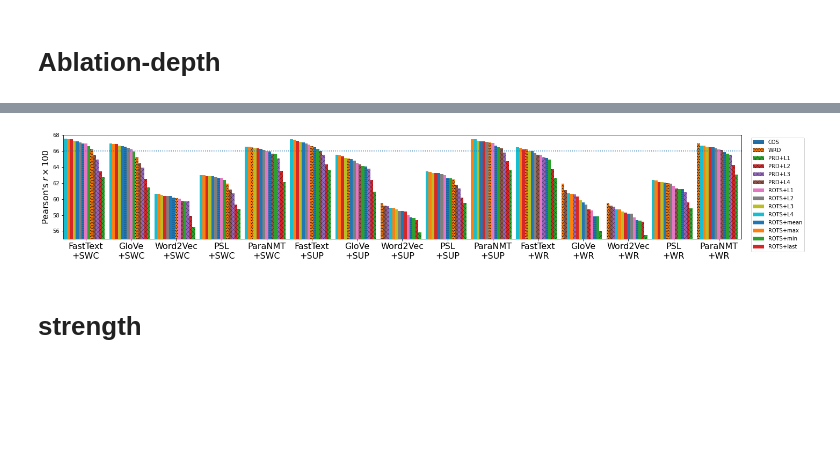
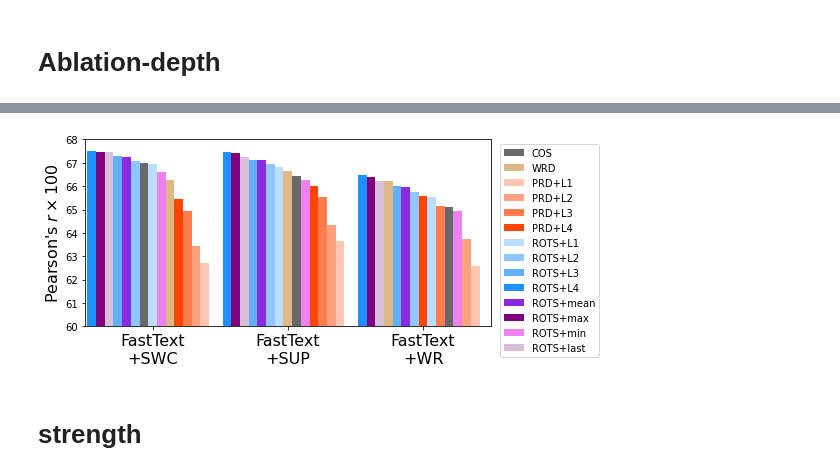
Before and after one commit to zihao-wang/rots, a Jupyter notebook: plot.ipynb, the cells around one changed output, grey strips where cells are left out. Drawn from its saved outputs; the diff is of its cells as text; code cells hidden in the pictures; blank space fills up the shorter version.

```diff
--- a/plot.ipynb
+++ b/plot.ipynb
@@ -32,8 +34,9 @@ def plot_interp(ax, pre, vectors):
         ip = i % len(p_arr)
         interp_matrix[ic, ip] = m
     interp_matrix *= 100
-    im = ax.contourf(interp_matrix[:, :11], cmap='cool')
-    if vectors == 'paranmt':
+#     print(interp_matrix)
+    im = ax.contourf(interp_matrix[:, :11], cmap=sns.color_palette("Spectral", as_cmap=True))
+    if pre == 'WR':
 #         ax.set_xticks(np.arange(11))
 #         ax.set_xticklabels(["{:.2f}".format(v) for v in p_arr[:11].tolist()], rotation=45)
         ax.set_xticks([0, 3, 6, 10])
@@ -41,7 +44,7 @@ def plot_interp(ax, pre, vectors):
         ax.set_xlabel(r"$\epsilon$", fontsize=12)
     else:
         ax.set_xticks([])
-    if pre == 'SUP':
+    if vectors == 'word2vec':
         ax.set_yticks([0, 5, 10])
         ax.set_yticklabels(["0", "0.5", "1"])
         ax.set_ylabel(r"$\alpha$".format(vectors), fontsize=12)
@@ -400,6 +391,15 @@ def get_bar_data(wv, pre):
     return data
 
 data = get_bar_data('paranmt', '+WR')
+# %%
+colors = {
+    'COS': 'dimgray',
+    'WRD': 'burlywood',
+    'ROTS+mean': 'blueviolet',
+    'ROTS+max': 'purple',
+    'ROTS+min': 'violet',
+    'ROTS+last': 'thistle',
+}
 # %%
 wv_names = {
     'fasttext': "FastText", 'glove840b': "GloVe", 'word2vec': "Word2Vec", 'psl': "PSL", 'paranmt': "ParaNMT"
@@ -430,7 +430,7 @@ def plot_bars(wvs, pres):
 
     x = np.arange(len(labels))
     width = 0.9
-    fig, ax = plt.subplots(figsize=(20, 3.6))
+    fig, ax = plt.subplots(figsize=(8, 3.5))
     bars = []
 
     def get_pos(_x, order):
@@ -439,25 +439,35 @@ def plot_bars(wvs, pres):
     for i, (k, v) in enumerate(data.items()):
         print(i, k, v)
         formatting = {}
-        if k.split('+')[0] == 'COS':
-            formatting['hatch'] = '---'
-        if k.split('+')[0] == 'PRD':
-            formatting['hatch'] = 'xxx'
-        if k.split('+')[0] == 'WRD':
-            formatting['hatch'] = 'oooo'
+        if k in colors:
+            formatting['color'] = colors[k]
+        elif 'ROTS' in k:
+            formatting['color'] = 'dodgerblue'
+        elif 'PRD' in k:
+            formatting['color'] = 'orangered'
+
+        if 'L1' in k:
+            formatting['alpha'] = 0.3
+        elif 'L2' in k:
+            formatting['alpha'] = 0.5
+        elif 'L3' in k:
+            formatting['alpha'] = 0.7
+        elif 'l4' in k:
+            formatting['alpha'] = 0.9
 
         positions = [get_pos(_x, order[k][_x]) for _x in range(len(labels))]
         bar = ax.bar(positions, v, width/len(data), label=k, **formatting)
 
     ax.set_ylabel(r"Pearson's $r \times 100$", fontsize=16)
-    ax.set_ylim([55, 68])
+    ax.set_ylim([60, 68])
 #     ax.set_title("Ablation Study in Depth and Aggregation", fontsize=16)
     ax.set_xticks(x)
     ax.set_xticklabels(labels, fontsize=16)
     ax.set_xlim([-0.5, len(labels)-0.5])
     ax.legend(bbox_to_anchor=(1.01, 1), loc='upper left')
-    ax.plot(np.linspace(-1, 20), np.ones(50)*66, ':')
+#     ax.plot(np.linspace(-1, 20), np.ones(50)*65, ':')
     fig.tight_layout()
-    fig.savefig('/Users/zihao/Nutstore Files/我的坚果云/Research/Sentence Similarity + Prior OT/acl-ijcnlp2021-templates/ablation_depth.pdf')
-plot_bars(['fasttext', 'glove840b', 'word2vec', 'psl', 'paranmt'], ['SWC', 'SUP', 'WR'])
+    fig.savefig('/Users/zihao/Nutstore Files/我的坚果云/Research/Sentence Similarity + Prior OT/[EMNLP 2021][USTS with ROT]/ablation_depth.pdf')
+# plot_bars(['fasttext', 'glove840b', 'word2vec', 'psl', 'paranmt'], ['SWC', 'SUP', 'WR'])
+plot_bars(['fasttext'], ['SWC', 'SUP', 'WR'])
 # %% [output]
@@ -480,4 +490,4 @@ defaultdict(<class 'list'>, {'COS': [66.97, 66.57, 60.21, 62.69, 65.91, 66.45, 6
-[figure, old version]
+[figure, new version]
 # %% [markdown]
 # strength
 # %%
```
Also changed, not shown: parts of 6 cells of this notebook, 22 other files.
